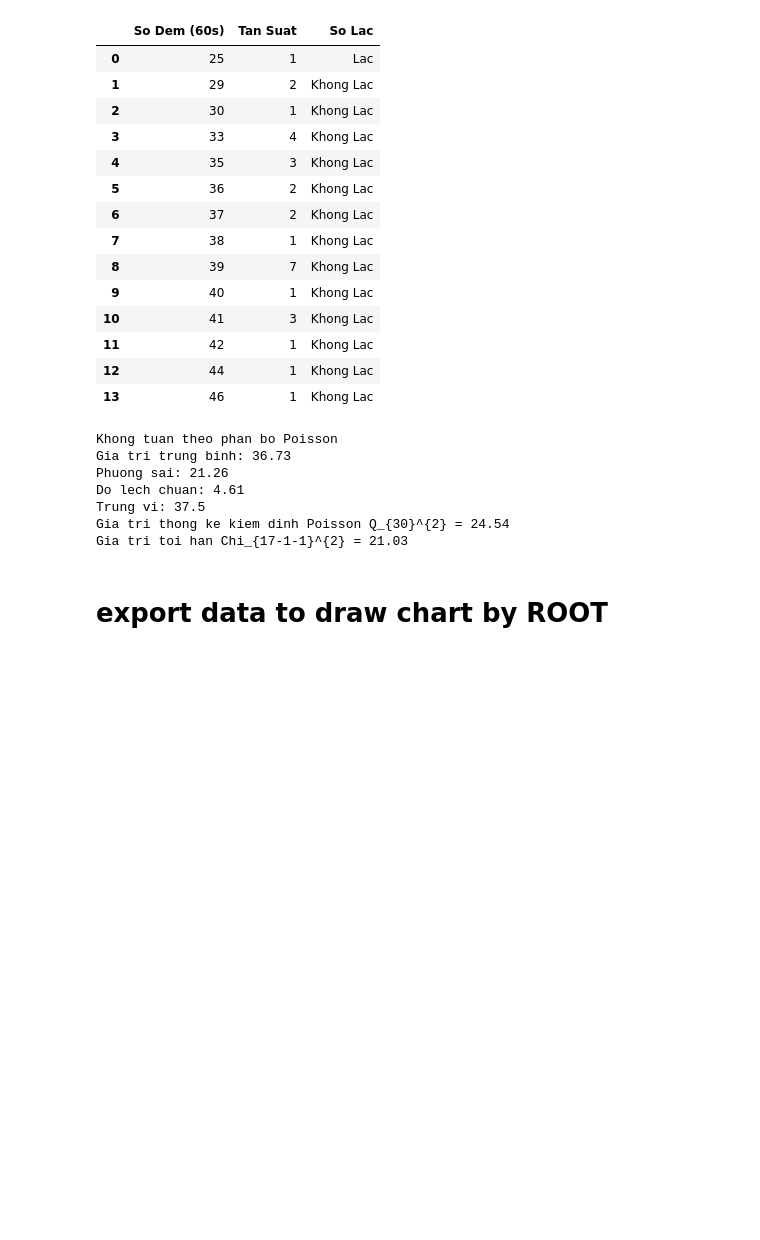
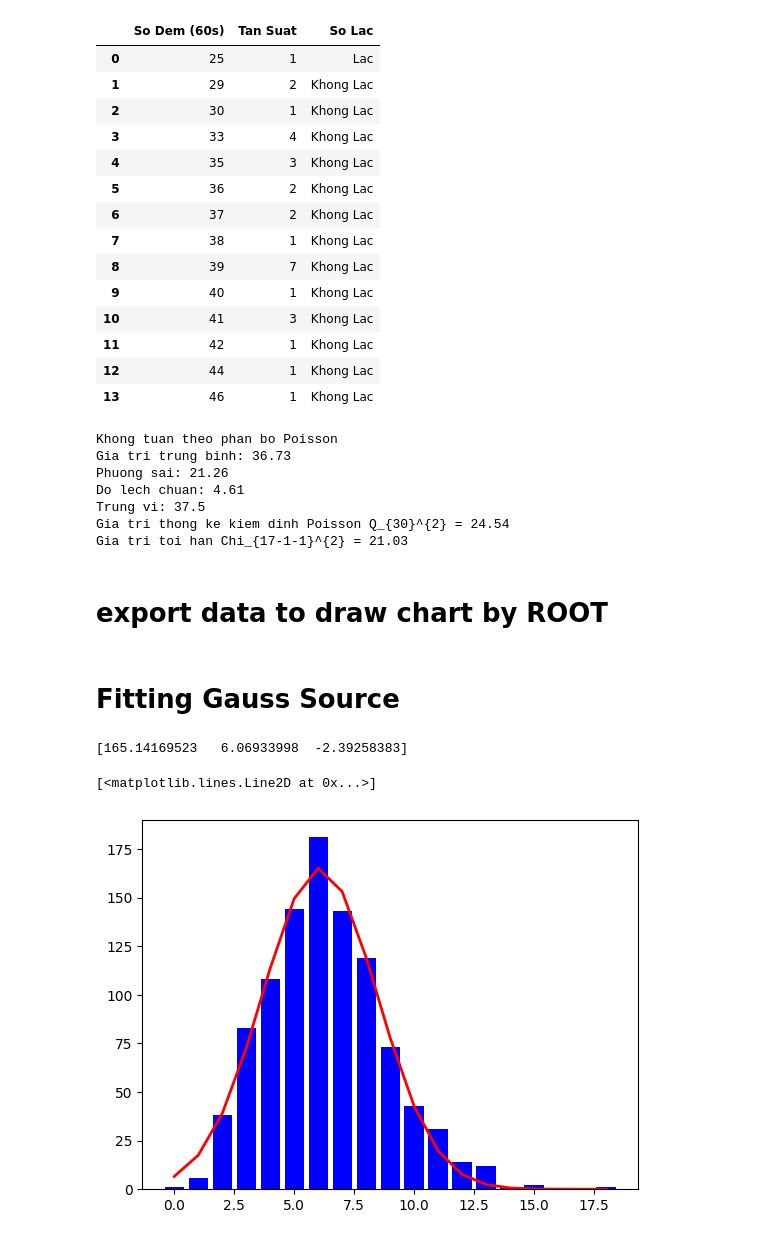
Before and after one commit to danganminh/BaiThucTapCuoi, a Jupyter notebook: analyze.ipynb, the cells around one changed output. Cells and saved outputs as stored; diff of their text form; code cells hidden in the pictures; blank space fills up the shorter version.

```diff
--- a/analyze.ipynb
+++ b/analyze.ipynb
@@ -329,0 +338,23 @@ def Gaus_PPF(probi):
+# %% [markdown]
+# Fitting Gauss Source
+# %%
+def Gauss(x, a, x0, sigma):
+    return a*np.exp(-(x-x0)**2/(2*sigma**2))
+
+# Bar chart Source
+plt.bar(COUNT_BACKGROUND, FRE_BACKGROUND, color='blue', label="Data of Source")
+
+# Add paramenters and R^2
+popt, pcov = curve_fit(Gauss, COUNT_BACKGROUND, FRE_BACKGROUND)
+# Print paramentes
+print (popt)
+
+# Draw fitiing gauss to chart
+ym = Gauss(COUNT_BACKGROUND, popt[0], popt[1], popt[2])
+plt.plot(COUNT_BACKGROUND, ym, color='red' ,linewidth=2, label='Gauss Fitting')
+
+plt.legend();
+# %% [output]
+[165.14169523   6.06933998  -2.39258383]
+[<matplotlib.lines.Line2D at 0x...>]
+[figure, added]
```
Also changed, not shown: parts of 4 cells of this notebook, 15 other files.
